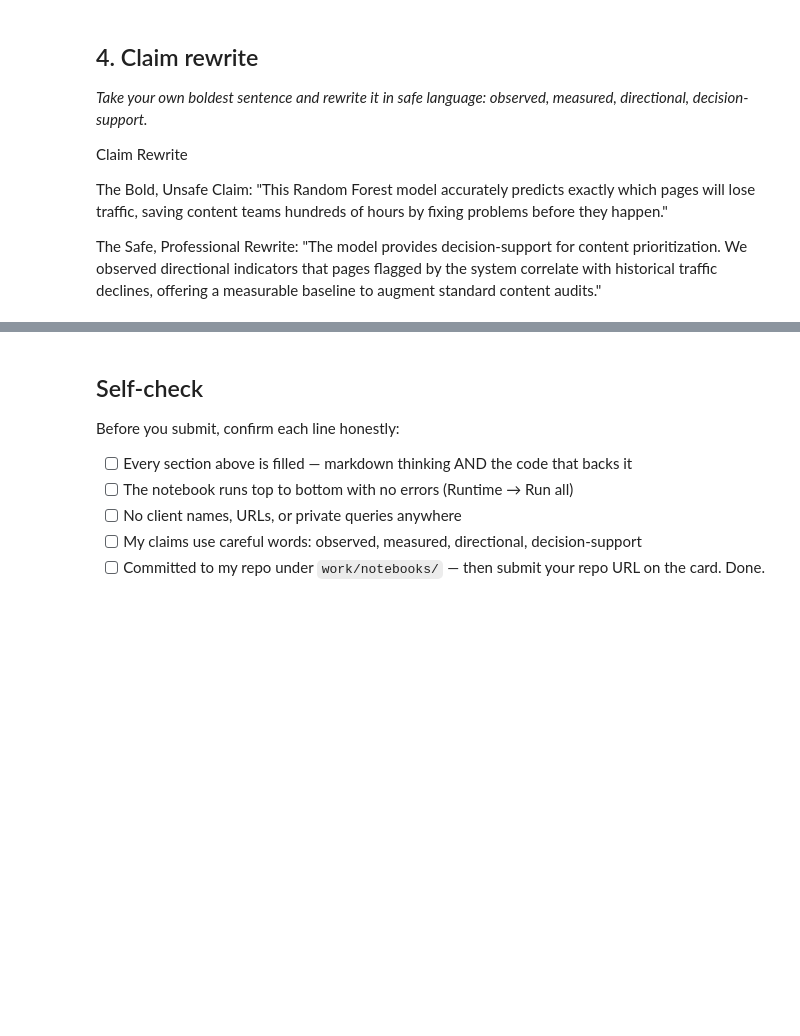
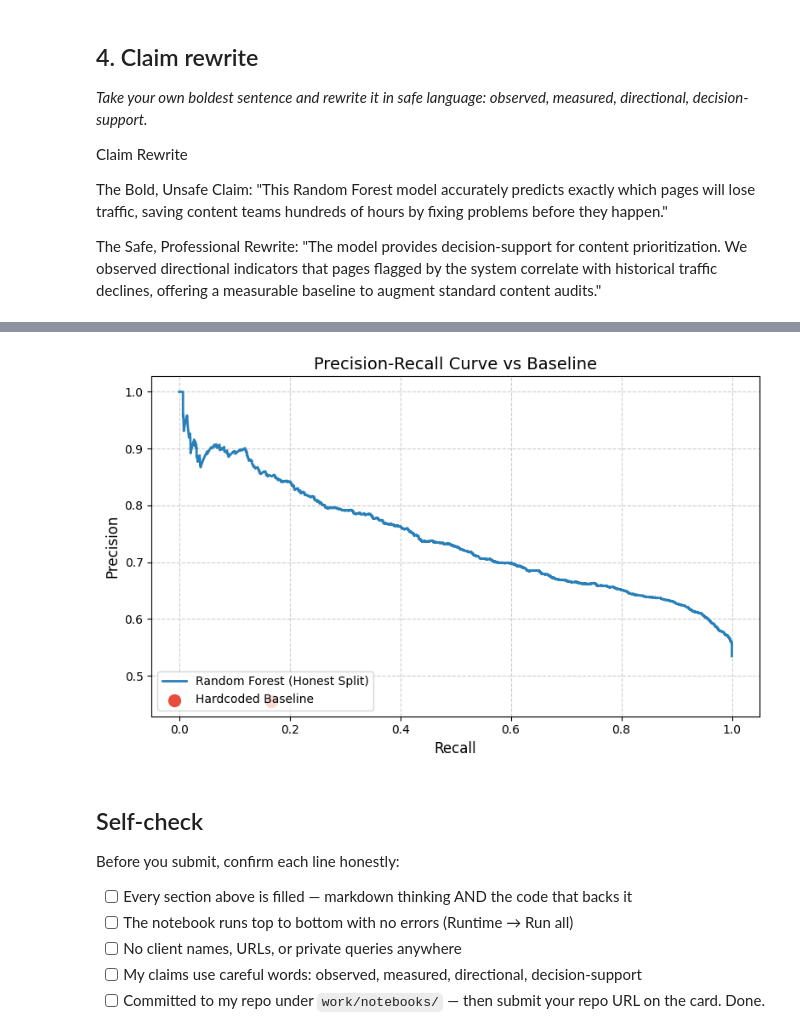
Before and after one commit to Ashu-Shukla-1309/supreme-goggles, a Jupyter notebook: work/notebooks/w06_validation_audit.ipynb, the cells around one changed output, grey strips where cells are left out. Drawn from its saved outputs; the diff is of its cells as text; code cells hidden in the pictures; blank space fills up the shorter version.

```diff
--- a/work/notebooks/w06_validation_audit.ipynb
+++ b/work/notebooks/w06_validation_audit.ipynb
@@ -234,3 +259,35 @@ Mean:   0.644
 Justification for safe claim language:
 Model performance is a distribution, not a single fixed number. It fluctuates within this statistical interval.
 Using terms like 'directional indicators' reflects this variance, whereas absolute claims of accuracy ignore it.
+# %%
+import matplotlib.pyplot as plt
+from sklearn.metrics import precision_recall_curve, precision_score, recall_score
+import os
+
+# 1. Calculate probabilities using the honest grouped model and test set
+probs_honest = model_honest.predict_proba(X_test_grp)[:, 1]
+precision, recall, thresholds = precision_recall_curve(y_test_grp, probs_honest)
+
+# 2. Re-calculate the baseline scores on the exact same grouped test set
+baseline_preds = ((X_test_grp['avg_position'] <= 10) & (X_test_grp['ctr'] < 0.01)).astype(int)
+base_prec = precision_score(y_test_grp, baseline_preds)
+base_rec = recall_score(y_test_grp, baseline_preds)
+
+# 3. Plot the curve and the baseline point
+plt.figure(figsize=(8, 5))
+plt.plot(recall, precision, label='Random Forest (Honest Split)', color='#2980b9', linewidth=2)
+plt.scatter([base_rec], [base_prec], color='#e74c3c', s=100, zorder=5, label='Hardcoded Baseline')
+
+# 4. Formatting
+plt.title("Precision-Recall Curve vs Baseline", fontsize=14)
+plt.xlabel("Recall", fontsize=12)
+plt.ylabel("Precision", fontsize=12)
+plt.legend(loc="lower left")
+plt.grid(True, linestyle='--', alpha=0.6)
+plt.tight_layout()
+
+# 5. Save the figure
+pr_curve_path = "work/figures/pr_curve.png"
+plt.savefig(pr_curve_path, dpi=300)
+print(f"Successfully exported figure to {pr_curve_path}")
+# %% [output]
@@ -237,3 +295,4 @@ Using terms like 'directional indicators' reflects this variance, whereas absolu
+[figure, added]
 # %% [markdown]
 ## Self-check
 
```
Also changed, not shown: parts of 4 cells of this notebook.
